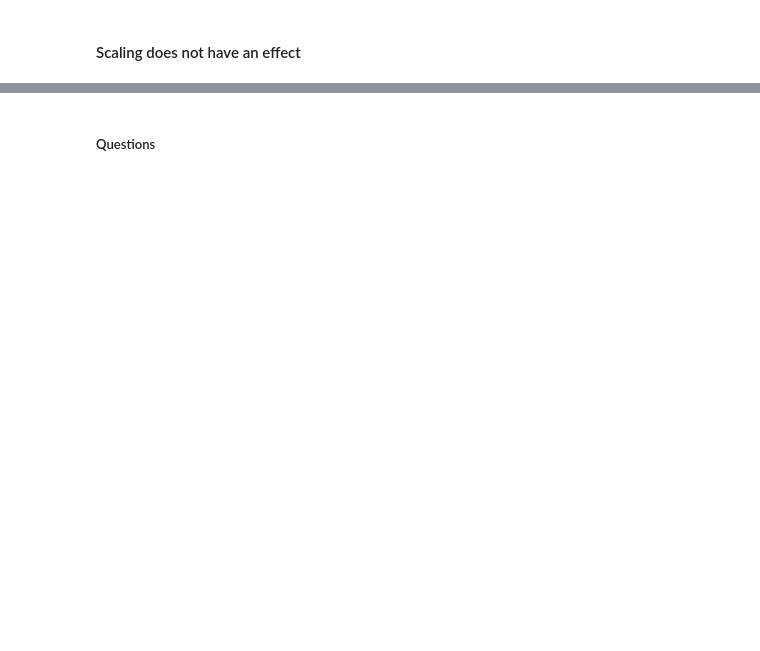
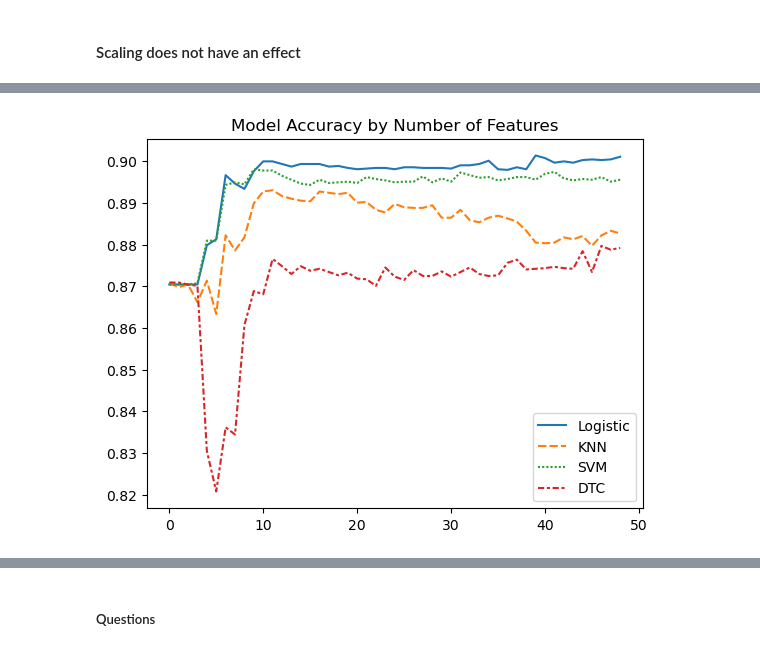
Before and after one commit to pratikbassi/comparingClassifiers, a Jupyter notebook: prompt_III.ipynb, the cells around one changed output, grey strips where cells are left out. Saved outputs shown, nothing was run; the diff lists cells and outputs as text; code cells hidden in the pictures; blank space fills up the shorter version.

```diff
--- a/prompt_III.ipynb
+++ b/prompt_III.ipynb
@@ -317,0 +335,30 @@ DecisionTreeClassifier() accuracy: 0.8660069117185045
+# %%
+bank_df_full = df.copy()
+bank_df_full = pd.get_dummies(bank_df_full, columns=['job', 'marital', 'education', 'contact', 'month', 'day_of_week', 'poutcome'], drop_first=True)
+bank_df_full['y'] = bank_df_full['y'].map({'yes': 1, 'no': 0})
+bank_df_full['housing'] = bank_df_full['housing'].map({'yes': 1, 'no': 0})
+bank_df_full['default'] = bank_df_full['default'].map({'yes': 1, 'no': 0})
+bank_df_full['loan'] = bank_df_full['loan'].map({'yes': 1, 'no': 0})
+bank_df_full.dropna(inplace=True)
+bank_df_full.head()
+
+#train test split
+X = bank_df_full.drop('y', axis=1)
+y = bank_df_full['y']
+X_train, X_test, y_train, y_test = train_test_split(X, y, test_size=0.2, random_state=42)
+
+#Loop through features and test models
+by_model_results = []
+for model in testing:
+  results_array = []
+  for i in range(1 , bank_df_full.shape[1] - 1):
+    pipeline = Pipeline([
+      ('scaler', StandardScaler()),
+      ('model', model)
+    ])
+    pipeline.fit(X_train.iloc[ : , 0:i], y_train)
+
+    predictions = pipeline.predict(X_test.iloc[ : , 0:i])
+    accuracy = accuracy_score(predictions, y_test)
+    results_array.append(accuracy)
+  by_model_results.append(results_array)
@@ -317,0 +373,8 @@ DecisionTreeClassifier() accuracy: 0.8660069117185045
+# %%
+by_model_results_df = pd.DataFrame(by_model_results)
+by_model_results_df = by_model_results_df.transpose()
+by_model_results_df.rename(columns={0: 'Logistic', 1: 'KNN', 2:'SVM', 3:'DTC'}, inplace=True)
+plot = sns.lineplot(data=by_model_results_df)
+plot = plot.set_title('Model Accuracy by Number of Features')
+# %% [output]
+[figure, added]
```
Also changed, not shown: parts of 15 cells of this notebook.
